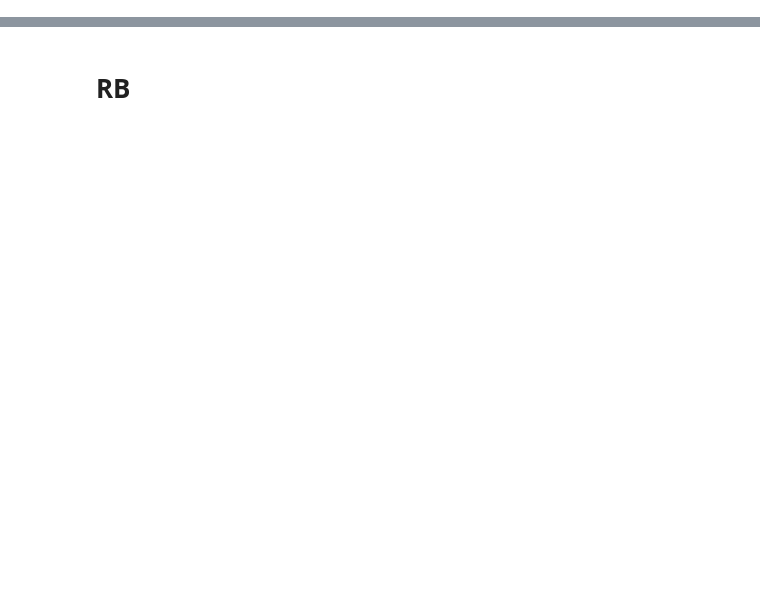
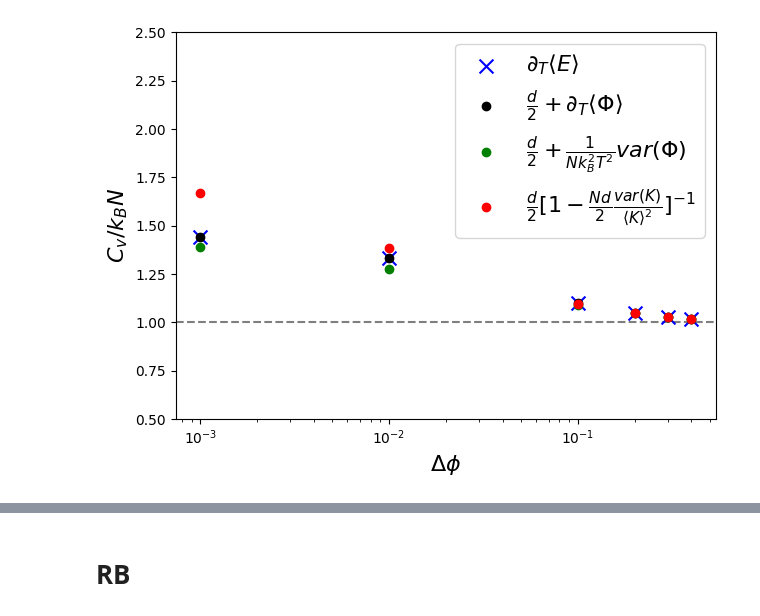
Before and after one commit to mmccraw98/notebooks-fall-25, a Jupyter notebook: 11/modes/heat_capacity.ipynb, the cells around one changed output, grey strips where cells are left out. Saved outputs shown, nothing was run; the diff lists cells and outputs as text; code cells hidden in the pictures; blank space fills up the shorter version.

```diff
--- a/11/modes/heat_capacity.ipynb
+++ b/11/modes/heat_capacity.ipynb
@@ -125,0 +118,69 @@ plt.yscale('log')
+# %%
+ke = final.trajectory.ke_total.copy()
+pe = final.trajectory.pe_total.copy()
+te = ke + pe
+pressure = final.trajectory.pressure.copy()
+
+t0 = 200
+
+N = final.system_size
+d = 2
+N_dof = d * (N - 1)  # com is fixed
+
+# <K>=NdkT/2
+temp = 2 * np.mean(ke[t0:], axis=0) / N_dof
+
+ke_fluc = np.var(ke[t0:], axis=0) / np.mean(ke[t0:], axis=0) ** 2
+
+norm = plt.Normalize(vmin=0, vmax=np.unique(final.original_system_id).size)
+phi_norm = LogNorm(vmin=np.abs(final.delta_phi).min(), vmax=np.abs(final.delta_phi).max())
+cmap = plt.cm.viridis
+# %%
+for sid in np.unique(final.original_system_id):
+    mask = final.original_system_id == sid
+    for delta_phi in np.unique(final.delta_phi):
+        mask2 = (final.delta_phi == delta_phi) & (mask)
+        T = temp[mask2]
+
+
+        te_N = np.mean(te[t0:, mask2] / (N[mask2] - 1), axis=0)
+        pe_N = np.mean(pe[t0:, mask2] / (N[mask2] - 1), axis=0)
+        te_N = te_N[np.argsort(T)]
+        pe_N = pe_N[np.argsort(T)]
+        T = T[np.argsort(T)]
+
+
+        T_fit = np.linspace(min(T), max(T), 100)
+        C_v, b = np.polyfit(T, te_N, 1)
+        C_v_pe, b_pe = np.polyfit(T, pe_N, 1)
+
+
+        lpv_factor = (1 - ke_fluc[mask2] * (N_dof[mask2] / 2)) ** -1
+        C_v_lpv = d / 2 * lpv_factor
+        C_v_var_pe = d / 2 + np.var(pe[t0:, mask2], axis=0) / temp[mask2] ** 2 / (N[mask2] - 1)
+
+        plt.scatter(-delta_phi, C_v, c='b', marker='x', s=100)
+        plt.scatter(-delta_phi, d/2 + C_v_pe, c='k')
+        plt.scatter(-delta_phi, np.mean(C_v_var_pe), c='g')
+        plt.scatter(-delta_phi, np.mean(C_v_lpv), c='r')
+    break
+
+plt.scatter([], [], c='b', marker='x', s=100, label=r'$\partial_T \langle E \rangle$')
+plt.scatter([], [], c='k', label=r'$\frac{d}{2}+\partial_T \langle \Phi \rangle$')
+plt.scatter([], [], c='g', label=r'$\frac{d}{2}+\frac{1}{N k_B^2 T^2} var(\Phi)$')
+plt.scatter([], [], c='r', label=r'$\frac{d}{2}[1-\frac{N d}{2} \frac{var(K)}{\langle K \rangle^2}]^{-1}$')
+plt.legend(fontsize=16)
+
+plt.axhline(1, linestyle='--', alpha=0.5, color='k', zorder=0)
+
+plt.xscale('log')
+# plt.yscale('log')
+plt.ylim(0.5, 2.5)
+plt.ylabel(r'$C_v/k_B N$', fontsize=16)
+plt.xlabel(r'$\Delta \phi$', fontsize=16)
+plt.tight_layout()
+if not os.path.exists('figures/heat-capacity-disk'):
+    os.makedirs('figures/heat-capacity-disk')
+plt.savefig('figures/heat-capacity-disk/different-methods.png', dpi=600)
+# %% [output]
+[figure, added]
```
Also changed, not shown: parts of 45 cells of this notebook, 19 other files.
